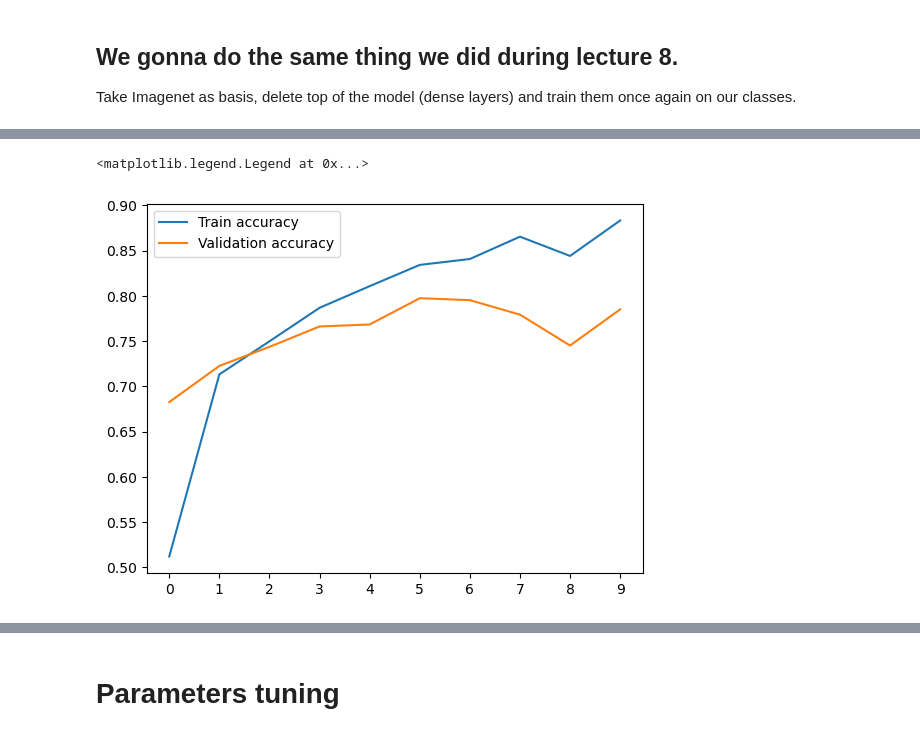
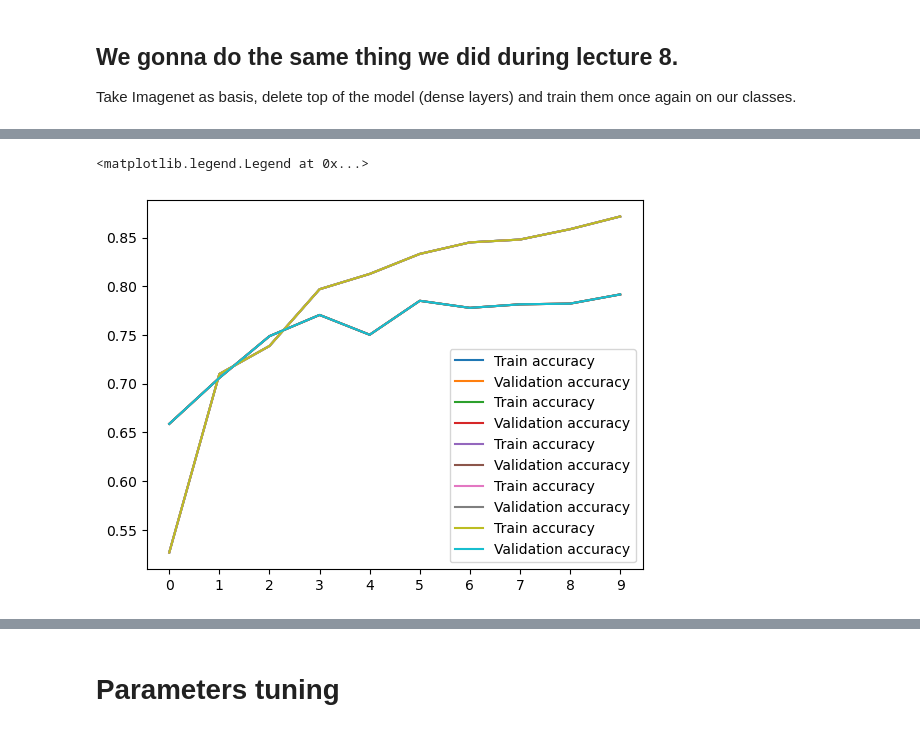
Before and after one commit to Stayermax/MLzoomcamp_capstone_project, a Jupyter notebook: notebook.ipynb, the cells around one changed output, grey strips where cells are left out. Saved outputs shown, nothing was run; the diff lists cells and outputs as text; code cells hidden in the pictures.

Commit message:
models updated, got to image augmentation

```diff
--- a/notebook.ipynb
+++ b/notebook.ipynb
@@ -337,14 +337,14 @@ NameError: name 'lr' is not defined
 scores[lr] = history.history
 # %%
 for lr, hist in scores.items():
-    plt.plot(hist['accuracy'], label='Train accuracy')
-    plt.plot(hist['val_accuracy'], label='Validation accuracy')
+    plt.plot(scores[0.001]['accuracy'], label='Train accuracy')
+    plt.plot(scores[0.001]['val_accuracy'], label='Validation accuracy')
 
 plt.xticks(np.arange(10))
 plt.legend()
 # %% [output]
 <matplotlib.legend.Legend at 0x...>
-[figure, old version]
+[figure, new version]
 # %%
 max(scores[0.001]['val_accuracy'])
 # %% [output]
```
Also changed, not shown: parts of 59 cells of this notebook.
